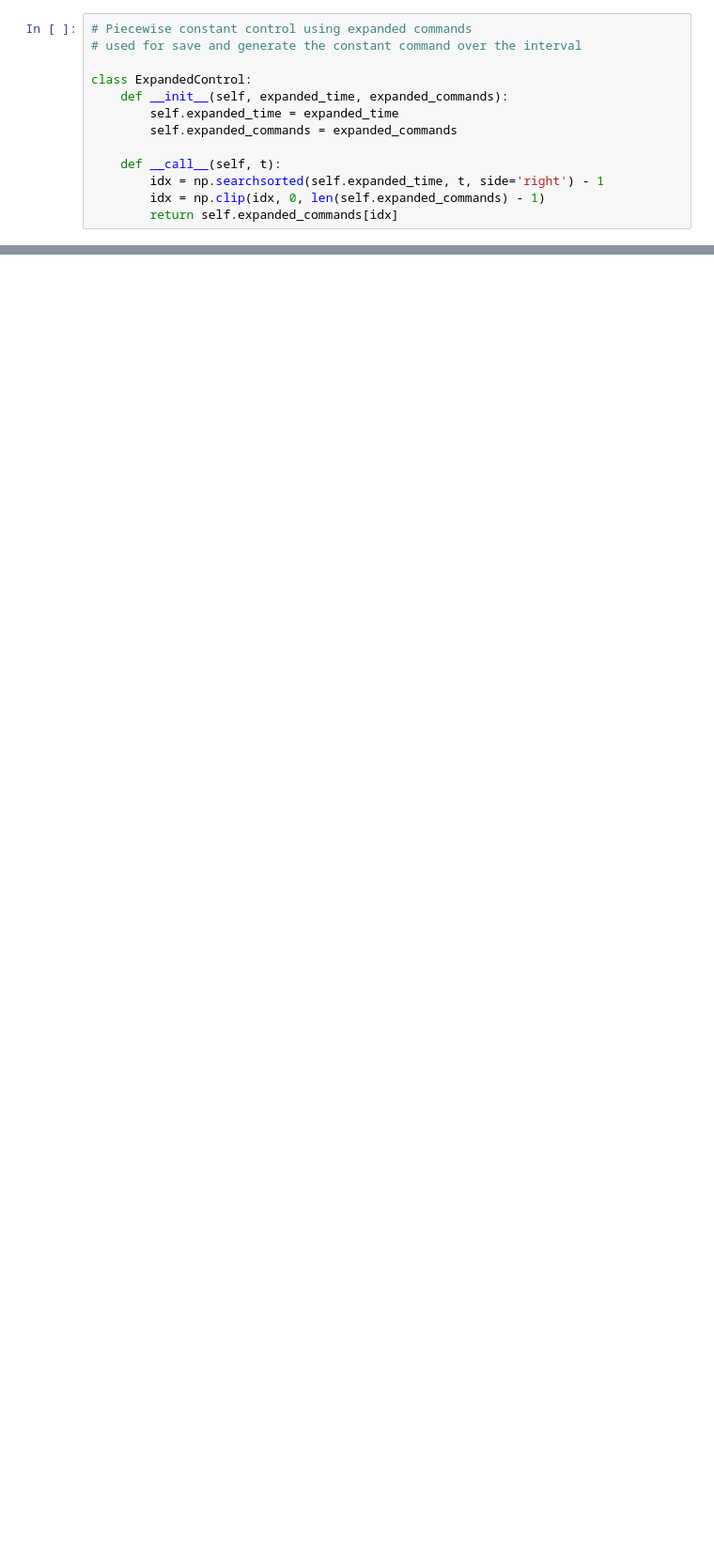
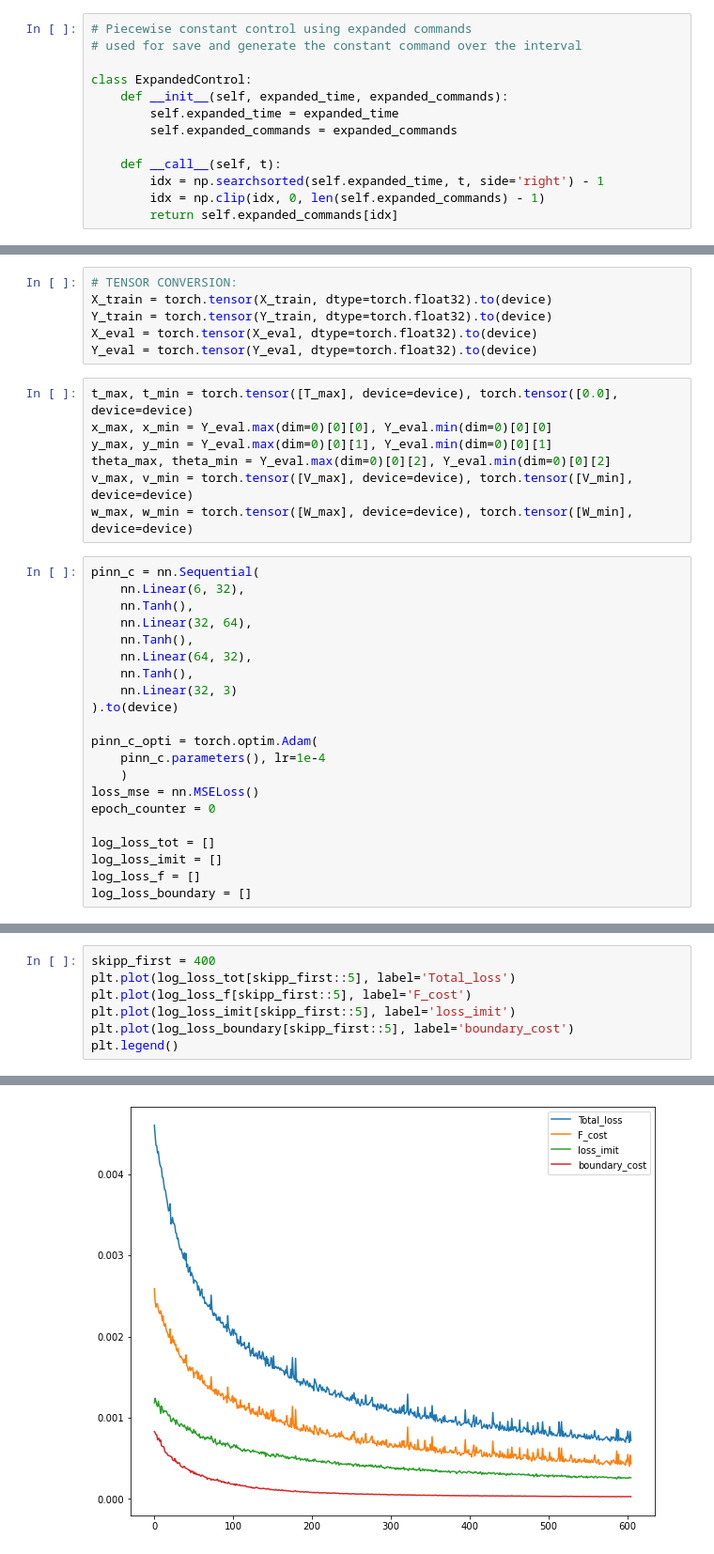
Before and after one commit to neverorfrog/simple_neural_mpc, a Jupyter notebook: dev_notebook/oscillator.ipynb, the cells around one changed output, grey strips where cells are left out. Shown at 94% size. Drawn from its saved outputs; the diff is of its cells as text; blank space fills up the shorter version.

```diff
--- a/dev_notebook/oscillator.ipynb
+++ b/dev_notebook/oscillator.ipynb
@@ -356,0 +193,34 @@ torch.save(pinn_c.state_dict(), 'pinn_c.pth')
+# %%
+# TENSOR CONVERSION:
+X_train = torch.tensor(X_train, dtype=torch.float32).to(device)
+Y_train = torch.tensor(Y_train, dtype=torch.float32).to(device)
+X_eval = torch.tensor(X_eval, dtype=torch.float32).to(device)
+Y_eval = torch.tensor(Y_eval, dtype=torch.float32).to(device)
+# %%
+t_max, t_min = torch.tensor([T_max], device=device), torch.tensor([0.0], device=device)
+x_max, x_min = Y_eval.max(dim=0)[0][0], Y_eval.min(dim=0)[0][0]
+y_max, y_min = Y_eval.max(dim=0)[0][1], Y_eval.min(dim=0)[0][1]
+theta_max, theta_min = Y_eval.max(dim=0)[0][2], Y_eval.min(dim=0)[0][2]
+v_max, v_min = torch.tensor([V_max], device=device), torch.tensor([V_min], device=device)
+w_max, w_min = torch.tensor([W_max], device=device), torch.tensor([W_min], device=device)
+# %%
+pinn_c = nn.Sequential(
+    nn.Linear(6, 32),
+    nn.Tanh(),
+    nn.Linear(32, 64),
+    nn.Tanh(),
+    nn.Linear(64, 32),
+    nn.Tanh(),
+    nn.Linear(32, 3)
+).to(device)
+
+pinn_c_opti = torch.optim.Adam(
+    pinn_c.parameters(), lr=1e-4
+    )
+loss_mse = nn.MSELoss()
+epoch_counter = 0
+
+log_loss_tot = []
+log_loss_imit = []
+log_loss_f = []
+log_loss_boundary = []
@@ -356,0 +352,8 @@ torch.save(pinn_c.state_dict(), 'pinn_c.pth')
+# %%
+skipp_first = 400
+plt.plot(log_loss_tot[skipp_first::5], label='Total_loss')
+plt.plot(log_loss_f[skipp_first::5], label='F_cost')
+plt.plot(log_loss_imit[skipp_first::5], label='loss_imit')
+plt.plot(log_loss_boundary[skipp_first::5], label='boundary_cost')
+plt.legend()
+# %% [output]
@@ -356,0 +361 @@ torch.save(pinn_c.state_dict(), 'pinn_c.pth')
+[figure, added]
```
Also changed, not shown: parts of 42 cells of this notebook, 4 other files.
